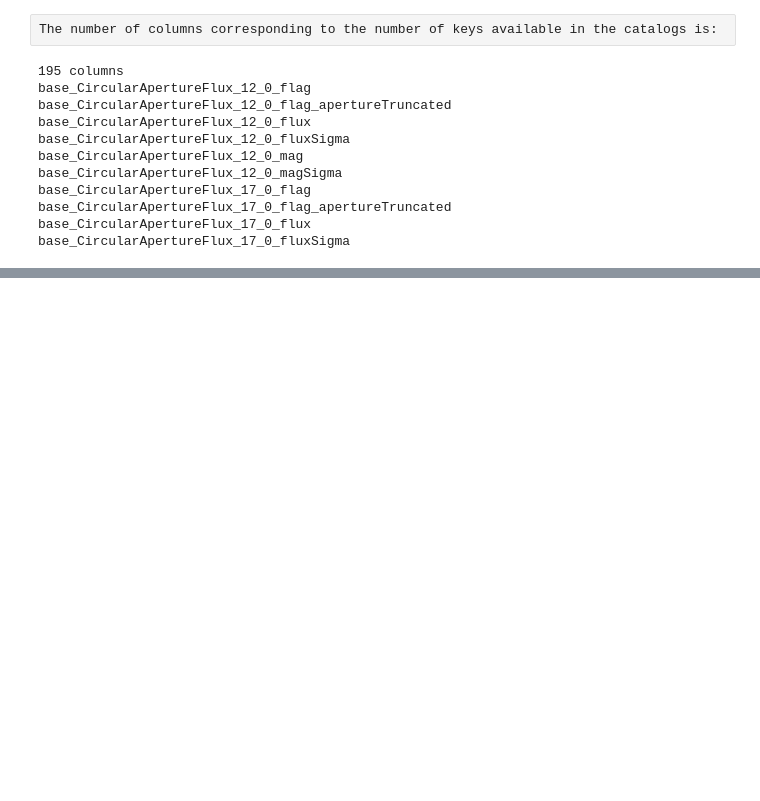
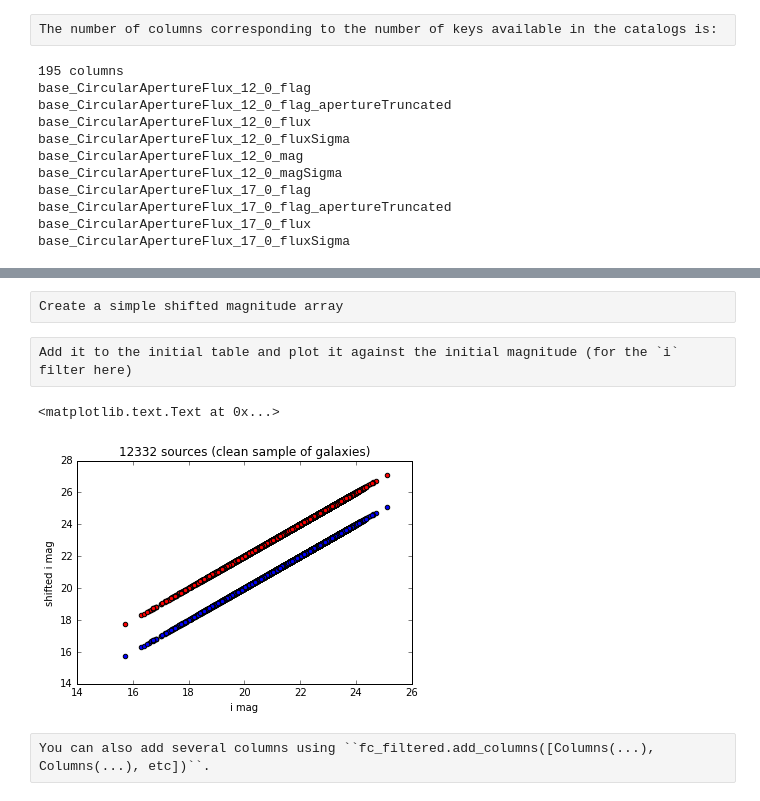
Before and after one commit to nicolaschotard/Clusters, a Jupyter notebook: docs/source/data_tuto.ipynb, the cells around one changed output, grey strips where cells are left out. Drawn from its saved outputs; the diff is of its cells as text; code cells hidden in the pictures; blank space fills up the shorter version.

```diff
--- a/docs/source/data_tuto.ipynb
+++ b/docs/source/data_tuto.ipynb
@@ -122,0 +144,22 @@ If you want to add a new column to the table
+# %% [raw]
+Create a simple shifted magnitude array
+# %%
+shifted_mags = fc_filtered['modelfit_CModel_mag'] + 2
+# %% [raw]
+Add it to the initial table and plot it against the initial magnitude (for the `i` filter here)
+# %%
+fc_filtered.add_column(Column(name='shifted_mag', data=shifted_mags,
+                              description='Shifted magnitude', unit='mag'))
+# %%
+magi_filtered = fc_filtered['modelfit_CModel_mag'][fc_filtered['filter'] == 'i']
+magi_shifted =  fc_filtered['shifted_mag'][fc_filtered['filter'] == 'i']
+pylab.scatter(magi_filtered, magi_filtered)
+pylab.scatter(magi_filtered, magi_shifted, c='r')
+pylab.xlabel('i mag')
+pylab.ylabel('shifted i mag')
+pylab.title('%i sources (clean sample of galaxies)' % len(magi_filtered))
+# %% [output]
+<matplotlib.text.Text at 0x...>
+[figure, added]
+# %% [raw]
+You can also add several columns using ``fc_filtered.add_columns([Columns(...), Columns(...), etc])``.
```
Also changed, not shown: parts of 14 cells of this notebook, 3 other files.
